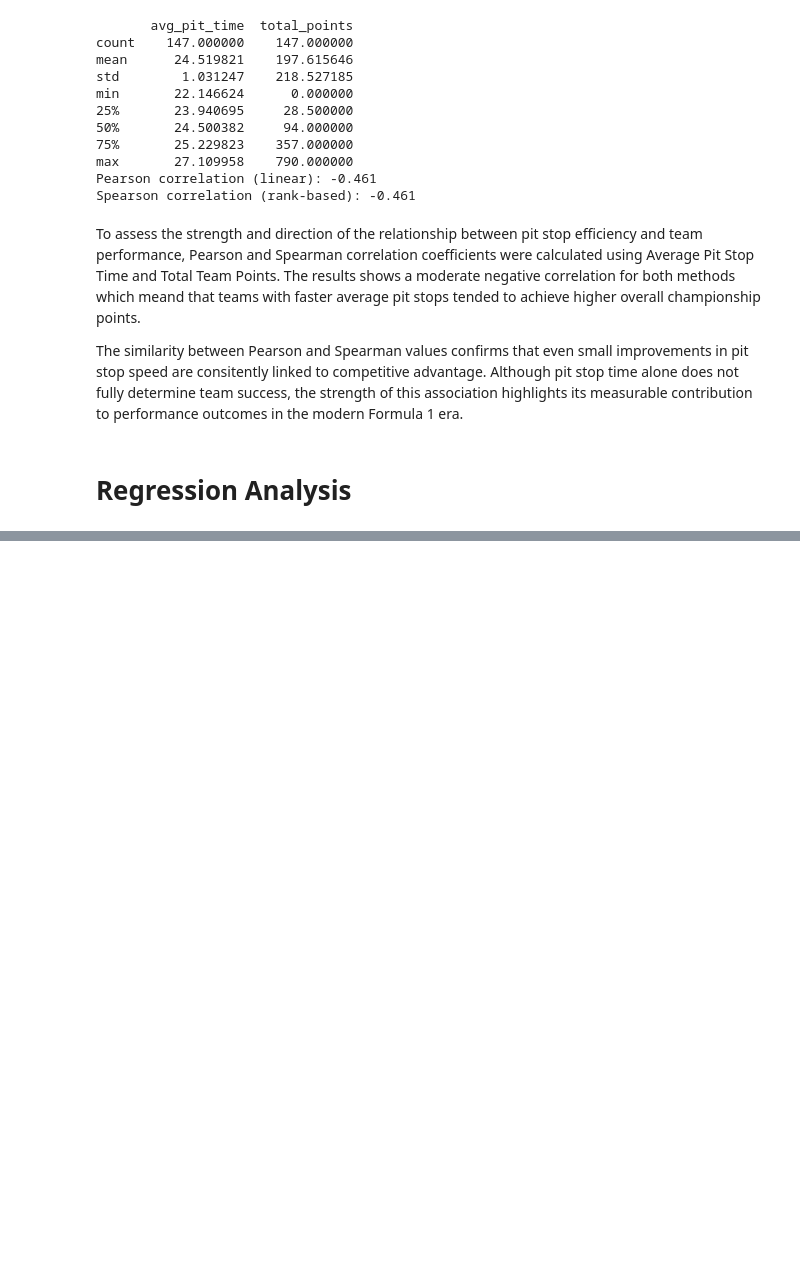
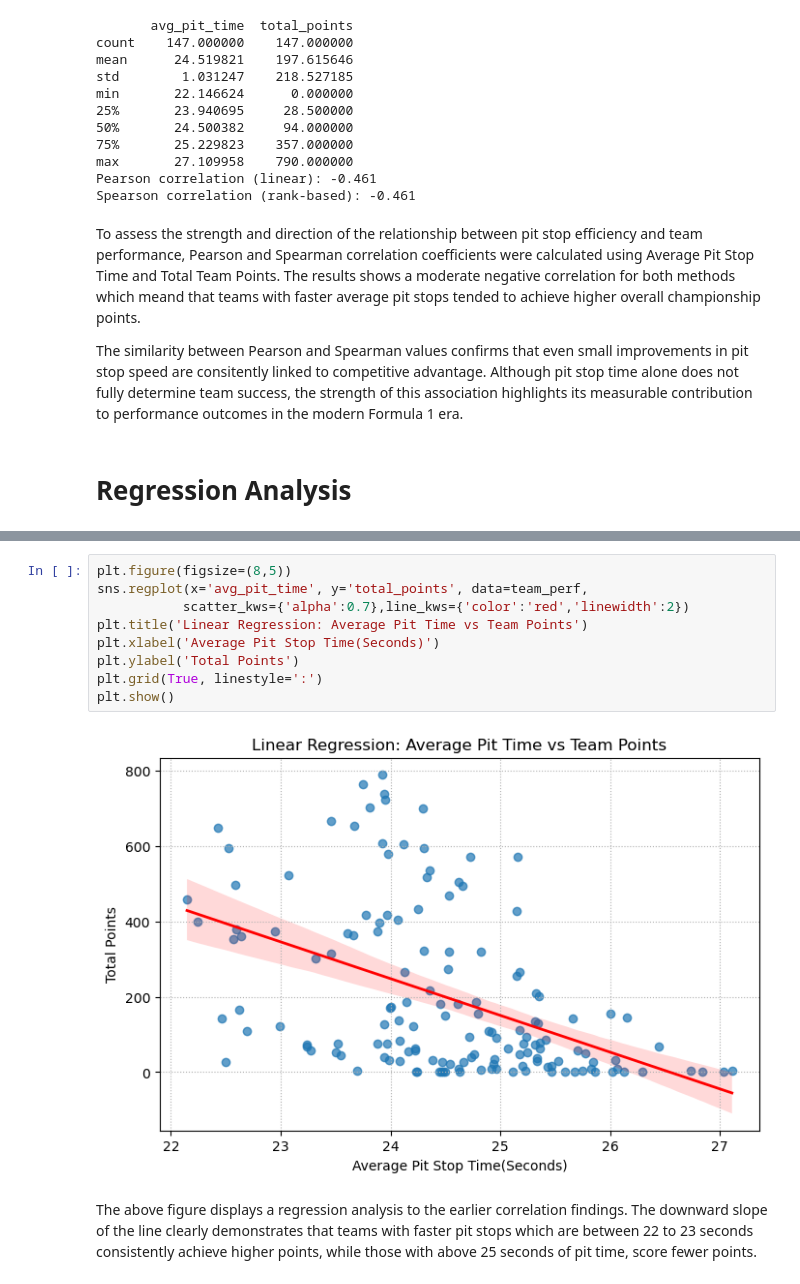
Before and after one commit to mahaejaz2699/Dissertation, a Jupyter notebook: data.ipynb, the cells around one changed output, grey strips where cells are left out. Cells and saved outputs as stored; diff of their text form; blank space fills up the shorter version.

Commit message:
Regression

```diff
--- a/data.ipynb
+++ b/data.ipynb
@@ -2030,0 +2041,13 @@ TypeError: unsupported format string passed to numpy.ndarray.__format__
+# %%
+plt.figure(figsize=(8,5))
+sns.regplot(x='avg_pit_time', y='total_points', data=team_perf,
+           scatter_kws={'alpha':0.7},line_kws={'color':'red','linewidth':2})
+plt.title('Linear Regression: Average Pit Time vs Team Points')
+plt.xlabel('Average Pit Stop Time(Seconds)')
+plt.ylabel('Total Points')
+plt.grid(True, linestyle=':')
+plt.show()
+# %% [output]
+[figure, added]
+# %% [markdown]
+The above figure displays a regression analysis to the earlier correlation findings. The downward slope of the line clearly demonstrates that teams with faster pit stops which are between 22 to 23 seconds consistently achieve higher points, while those with above 25 seconds of pit time, score fewer points.
```
Also changed, not shown: parts of 3 cells of this notebook.
